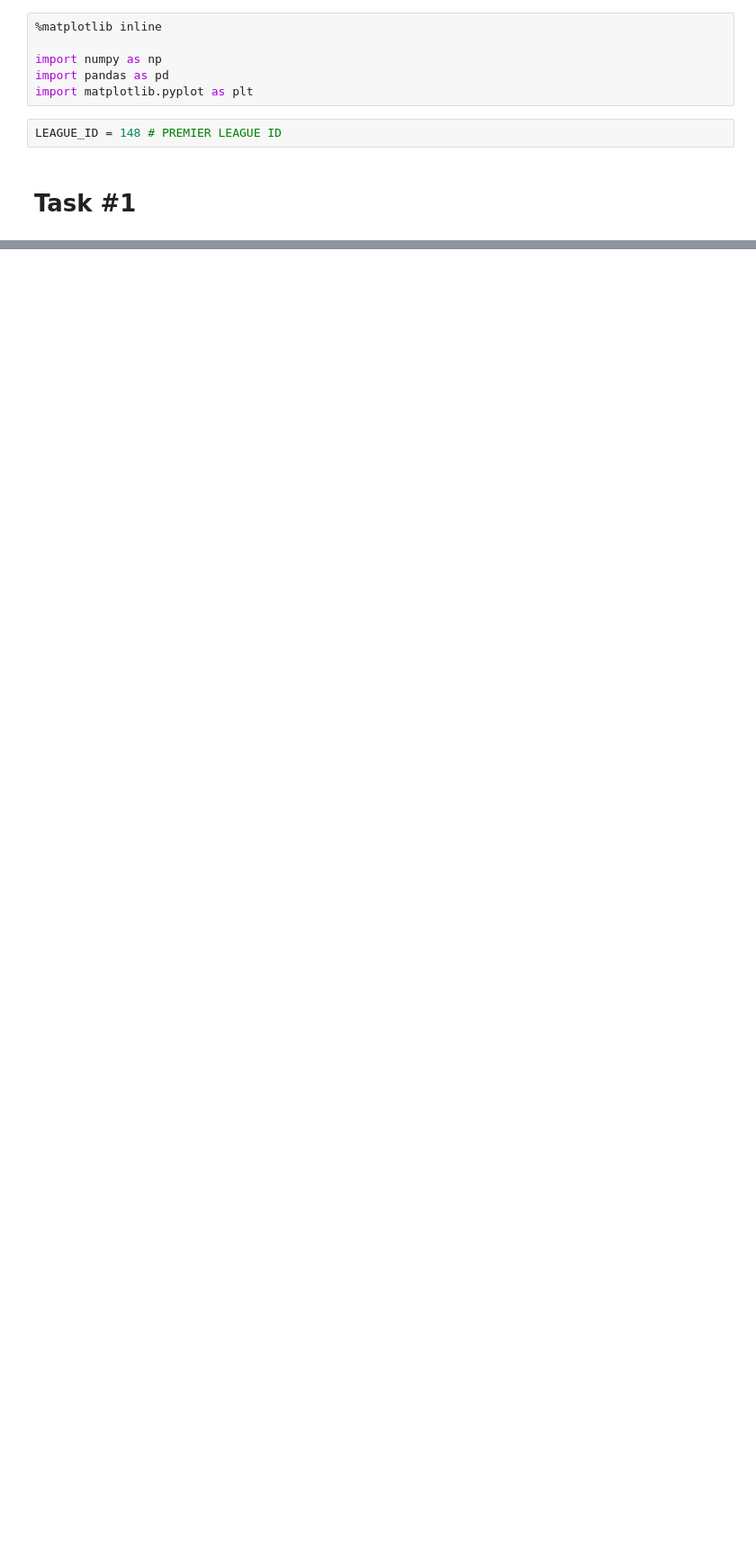
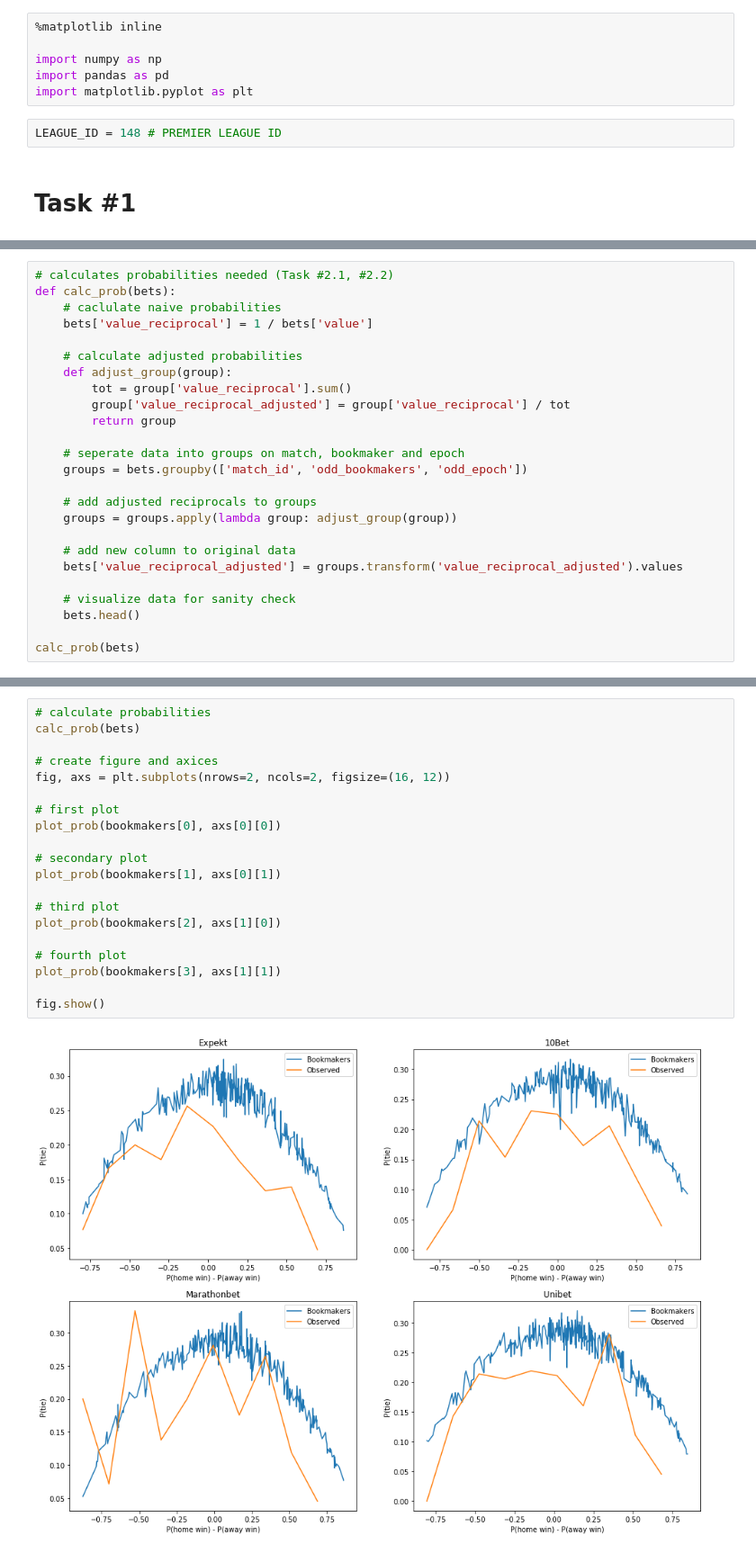
Before and after one commit to BU-IE-582/fall19-okyksl, a Jupyter notebook: IE_582_Homework_1.ipynb, the cells around one changed output, grey strips where cells are left out. Shown at 90% size. Cells and saved outputs as stored; diff of their text form; blank space fills up the shorter version.

```diff
--- a/IE_582_Homework_1.ipynb
+++ b/IE_582_Homework_1.ipynb
@@ -91,0 +192,25 @@ fig.show()
+# %%
+# calculates probabilities needed (Task #2.1, #2.2)
+def calc_prob(bets):
+    # caclulate naive probabilities
+    bets['value_reciprocal'] = 1 / bets['value']
+
+    # calculate adjusted probabilities
+    def adjust_group(group):
+        tot = group['value_reciprocal'].sum()
+        group['value_reciprocal_adjusted'] = group['value_reciprocal'] / tot
+        return group
+
+    # seperate data into groups on match, bookmaker and epoch
+    groups = bets.groupby(['match_id', 'odd_bookmakers', 'odd_epoch'])
+
+    # add adjusted reciprocals to groups
+    groups = groups.apply(lambda group: adjust_group(group))
+
+    # add new column to original data
+    bets['value_reciprocal_adjusted'] = groups.transform('value_reciprocal_adjusted').values
+
+    # visualize data for sanity check
+    bets.head()
+
+calc_prob(bets)
@@ -91,0 +383,22 @@ fig.show()
+# %%
+# calculate probabilities
+calc_prob(bets)
+
+# create figure and axices
+fig, axs = plt.subplots(nrows=2, ncols=2, figsize=(16, 12))
+
+# first plot
+plot_prob(bookmakers[0], axs[0][0])
+
+# secondary plot
+plot_prob(bookmakers[1], axs[0][1])
+
+# third plot
+plot_prob(bookmakers[2], axs[1][0])
+
+# fourth plot
+plot_prob(bookmakers[3], axs[1][1])
+
+fig.show()
+# %% [output]
+[figure, added]
```
Also changed, not shown: parts of 11 cells of this notebook, 2 other files.
